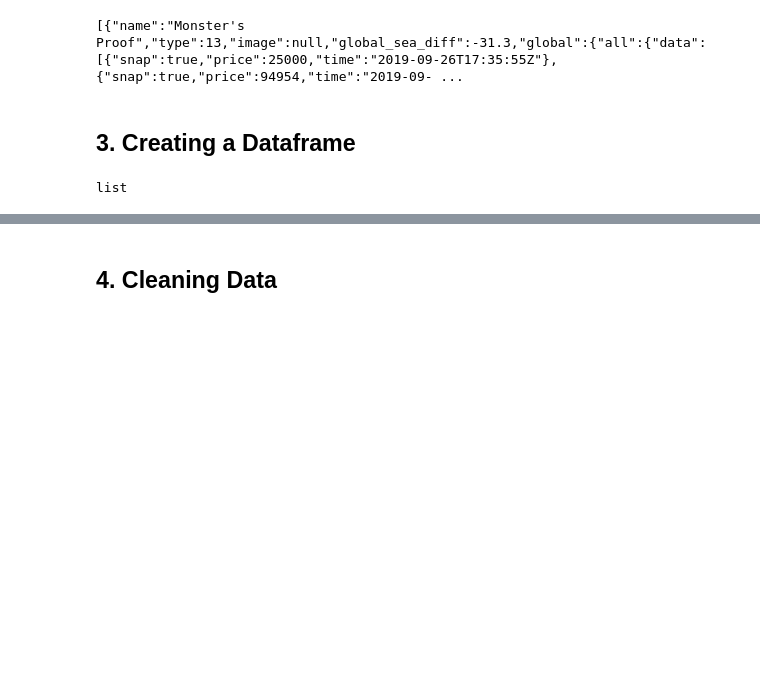
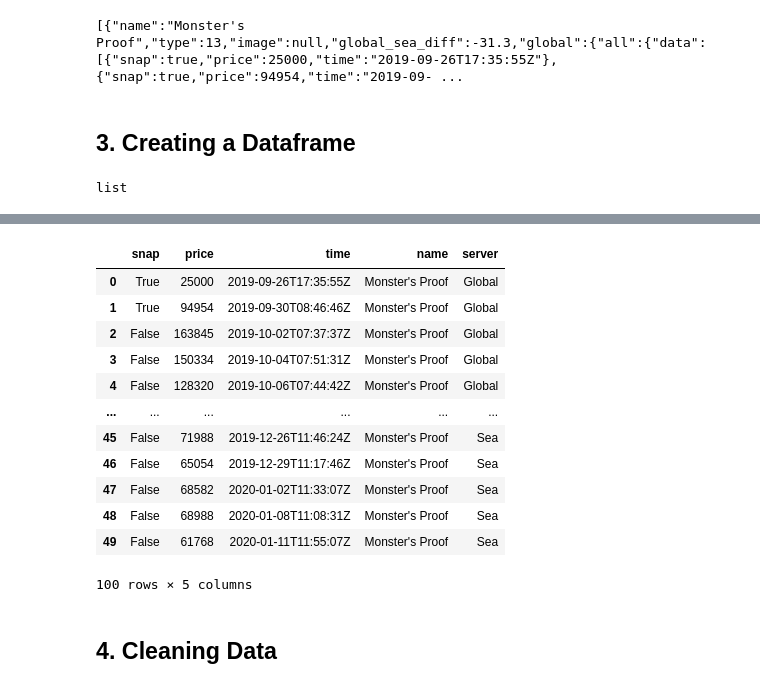
Before and after one commit to algakovic/ROMobile-MarketPrice-Timeseries-Analysis, a Jupyter notebook: SandboxROMExchangeAPI.ipynb, the cells around one changed output, grey strips where cells are left out. Cells and saved outputs as stored; diff of their text form; code cells hidden in the pictures; blank space fills up the shorter version.

```diff
--- a/SandboxROMExchangeAPI.ipynb
+++ b/SandboxROMExchangeAPI.ipynb
@@ -89,17 +91,32 @@ j[0]
 # %%
 # make a dataframe out of just the 'data', price' dict headers and add the name of the item
 j[0]['name']
 
 dfglobal = pd.DataFrame(j[0]['global']['all']['data'])
 dfglobal['name'] = j[0]['name']
 dfglobal['server'] = 'Global'
 
 dfsea = pd.DataFrame(j[0]['sea']['all']['data'])
 dfsea['name'] = j[0]['name']
 dfsea['server'] = 'Sea'
 
 dfsea
 
 df1 = dfglobal.append(dfsea)
+df1
+# %% [output]
+|  | snap | price | time | name | server |
+| 0 | True | 25000 | 2019-09-26T17:35:55Z | Monster's Proof | Global |
+| 1 | True | 94954 | 2019-09-30T08:46:46Z | Monster's Proof | Global |
+| 2 | False | 163845 | 2019-10-02T07:37:37Z | Monster's Proof | Global |
+| 3 | False | 150334 | 2019-10-04T07:51:31Z | Monster's Proof | Global |
+| 4 | False | 128320 | 2019-10-06T07:44:42Z | Monster's Proof | Global |
+| ... | ... | ... | ... | ... | ... |
+| 45 | False | 71988 | 2019-12-26T11:46:24Z | Monster's Proof | Sea |
+| 46 | False | 65054 | 2019-12-29T11:17:46Z | Monster's Proof | Sea |
+| 47 | False | 68582 | 2020-01-02T11:33:07Z | Monster's Proof | Sea |
+| 48 | False | 68988 | 2020-01-08T11:08:31Z | Monster's Proof | Sea |
+| 49 | False | 61768 | 2020-01-11T11:55:07Z | Monster's Proof | Sea |
+100 rows × 5 columns
 # %% [markdown]
 ## 4. Cleaning Data
```
Also changed, not shown: parts of 7 cells of this notebook.
